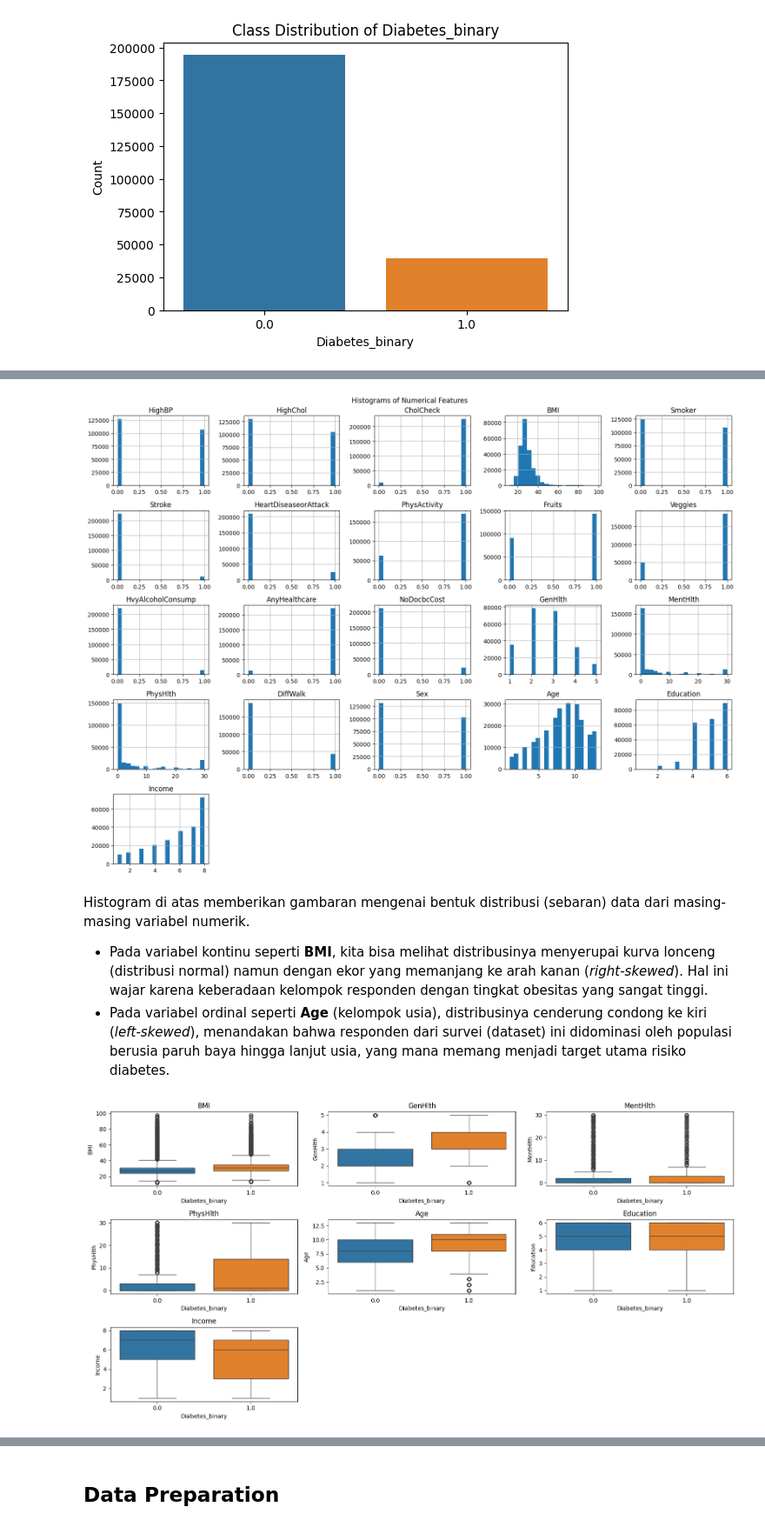
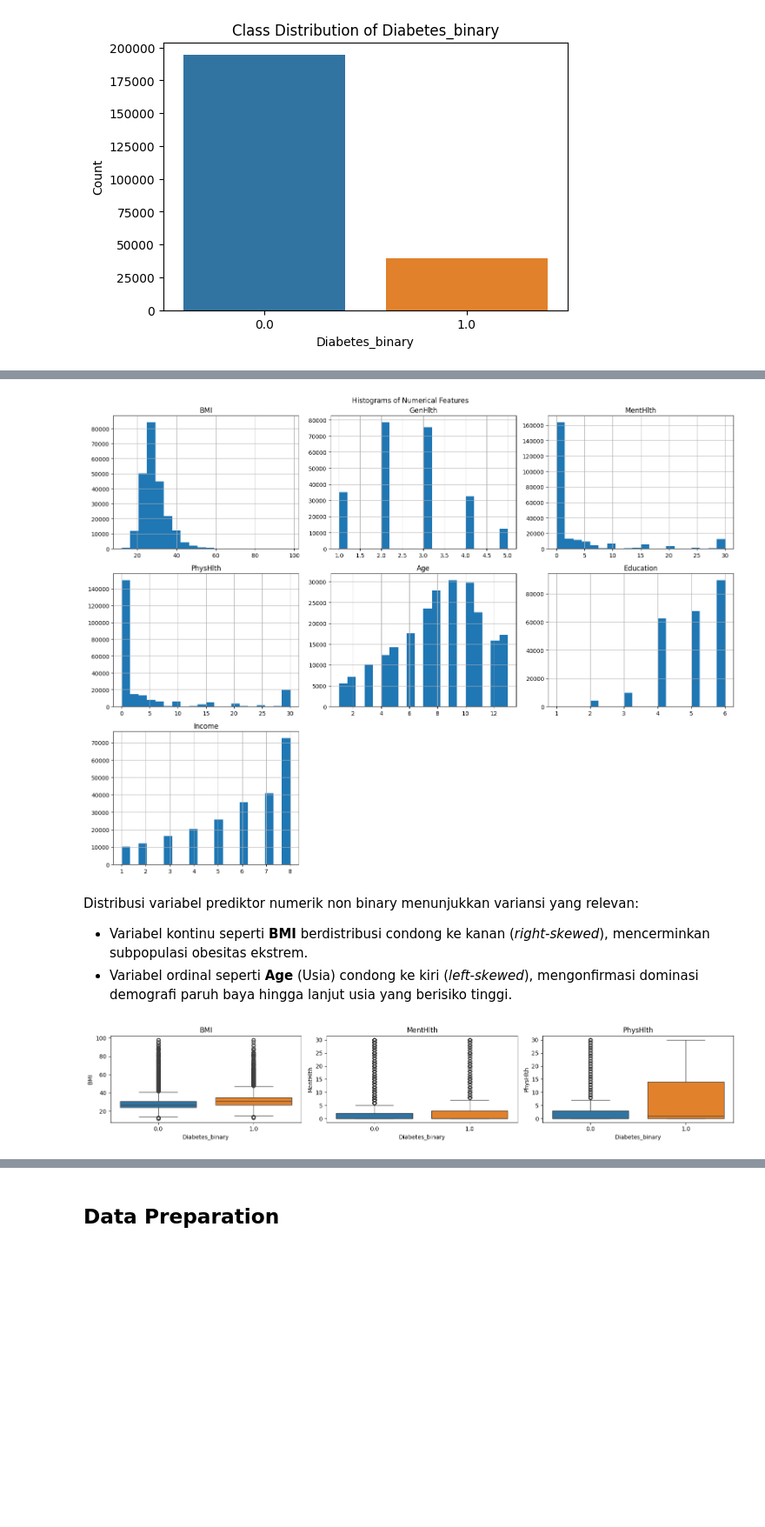
Before and after one commit to ausathdzil/diabetes-prediction, a Jupyter notebook: notebooks/diabetes_prediction.ipynb, the cells around one changed output, grey strips where cells are left out. Shown at 87% size. Cells and saved outputs as stored; diff of their text form; code cells hidden in the pictures; blank space fills up the shorter version.

```diff
--- a/notebooks/diabetes_prediction.ipynb
+++ b/notebooks/diabetes_prediction.ipynb
@@ -134,0 +131,20 @@ Ketimpangan ini **sangat berbahaya** bagi model *Machine Learning*. Jika kita ti
+# %%
+binary_cols = [col for col in df.columns if df[col].nunique() == 2 and col != 'Diabetes_binary']
+
+n_cols = 3
+n_rows = (len(binary_cols) + n_cols - 1) // n_cols
+
+fig, axes = plt.subplots(n_rows, n_cols, figsize=(15, n_rows * 4))
+axes = axes.flatten()
+
+for i, col in enumerate(binary_cols):
+    sns.countplot(x=col, data=df, ax=axes[i], hue=col, legend=False)
+    axes[i].set_title(f'Distribusi {col}', fontsize=12, fontweight='bold')
+    axes[i].set_xlabel('Nilai (0 / 1)')
+    axes[i].set_ylabel('Jumlah Responden')
+
+for j in range(i + 1, len(axes)):
+    fig.delaxes(axes[j])
+
+plt.tight_layout()
+plt.show()
@@ -135,30 +153,30 @@ Ketimpangan ini **sangat berbahaya** bagi model *Machine Learning*. Jika kita ti
 # %%
-numerical_features = df.select_dtypes(include=['float64', 'int64']).columns.drop('Diabetes_binary')
+numerical_features = ['BMI', 'GenHlth', 'MentHlth', 'PhysHlth', 'Age', 'Education', 'Income']
 
 df[numerical_features].hist(figsize=(16, 12), bins=20)
 plt.suptitle('Histograms of Numerical Features')
 plt.tight_layout()
 plt.show()
 # %% [output]
-[figure, old version]
+[figure, new version]
 # %% [markdown]
-Histogram di atas memberikan gambaran mengenai bentuk distribusi (sebaran) data dari masing-masing variabel numerik.
+Distribusi variabel prediktor numerik non binary menunjukkan variansi yang relevan:
 
-- Pada variabel kontinu seperti **BMI**, kita bisa melihat distribusinya menyerupai kurva lonceng (distribusi normal) namun dengan ekor yang memanjang ke arah kanan (*right-skewed*). Hal ini wajar karena keberadaan kelompok responden dengan tingkat obesitas yang sangat tinggi.
-- Pada variabel ordinal seperti **Age** (kelompok usia), distribusinya cenderung condong ke kiri (*left-skewed*), menandakan bahwa responden dari survei (dataset) ini didominasi oleh populasi berusia paruh baya hingga lanjut usia, yang mana memang menjadi target utama risiko diabetes.
+- Variabel kontinu seperti **BMI** berdistribusi condong ke kanan (*right-skewed*), mencerminkan subpopulasi obesitas ekstrem.
+- Variabel ordinal seperti **Age** (Usia) condong ke kiri (*left-skewed*), mengonfirmasi dominasi demografi paruh baya hingga lanjut usia yang berisiko tinggi.
 # %%
 # Non binary features
-features_to_plot = ['BMI', 'GenHlth', 'MentHlth', 'PhysHlth', 'Age', 'Education', 'Income']
+features_to_plot = ['BMI', 'MentHlth', 'PhysHlth']
 
 plt.figure(figsize=(16, 8))
 
 for i, feature in enumerate(features_to_plot, 1):
     plt.subplot(3, 3, i)
     sns.boxplot(data=df, x='Diabetes_binary', y=feature, hue='Diabetes_binary', legend=False)
     plt.title(feature)
 
 plt.tight_layout()
 plt.show()
 # %% [output]
-[figure, old version]
+[figure, new version]
 # %% [markdown]
```
Also changed, not shown: parts of 31 cells of this notebook.
